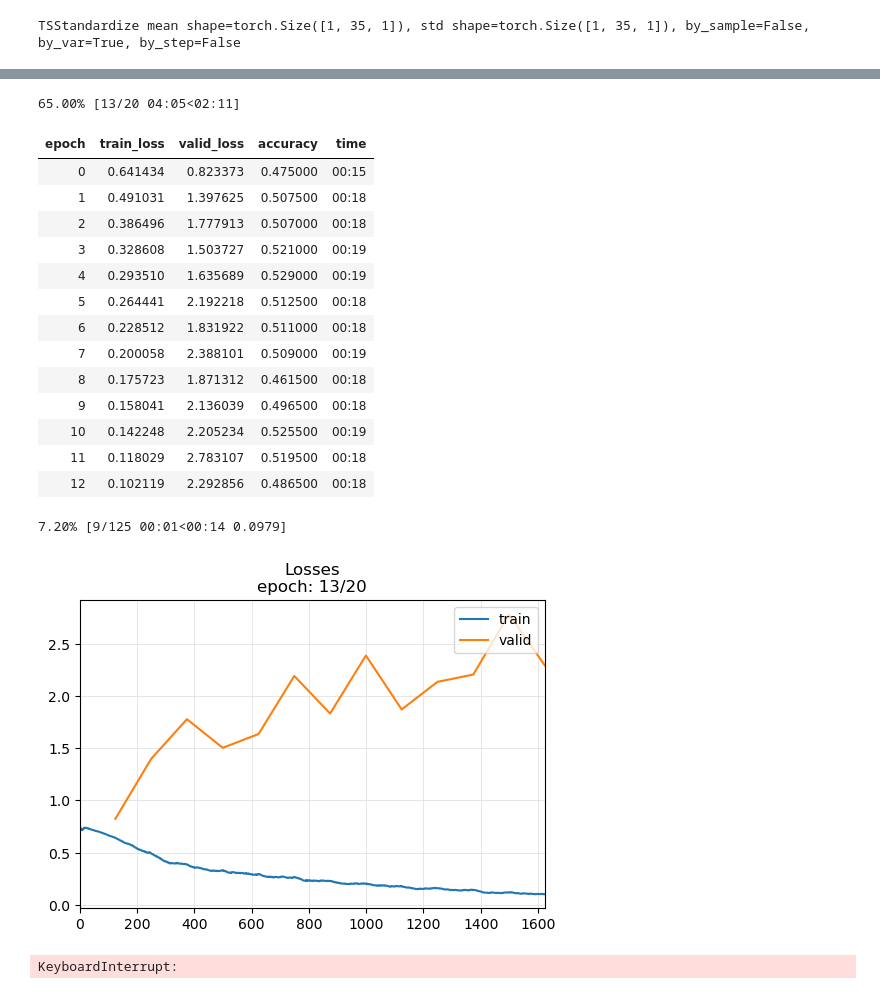
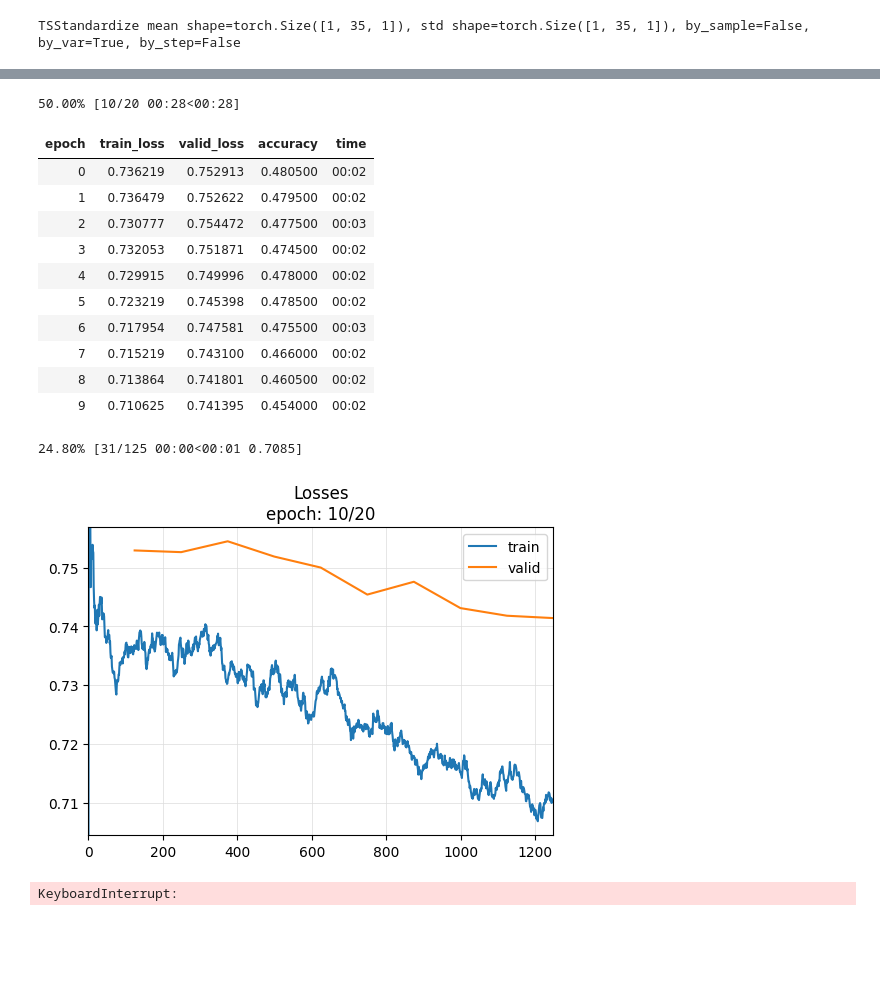
Before and after one commit to bosla67/Colab, a Jupyter notebook: t2.ipynb, the cells around one changed output, grey strips where cells are left out. Saved outputs shown, nothing was run; the diff lists cells and outputs as text; code cells hidden in the pictures; blank space fills up the shorter version.

```diff
--- a/t2.ipynb
+++ b/t2.ipynb
@@ -10,0 +51,18 @@ label_file_location = 'data/2015/EURUSD_label_6m.bin'
+# %%
+# define a np.dtype that matches our binary record layout
+# labels file
+dt_label=np.dtype([
+    ('date_time', '<f8'),
+    ('signal', '<i1'),
+    ('label', '<i1')
+])
+
+with open(label_file_location, 'rb') as f:
+    bin = f.read()
+
+np_data_l = np.frombuffer(bin, dtype=dt_label)
+f_labels = pd.DataFrame(np_data_l)
+f_labels.index = pd.to_datetime(f_labels.date_time, unit='s')
+f_labels.drop('date_time', axis=1, inplace=True)
+
+f_labels
@@ -11,29 +191,6 @@ label_file_location = 'data/2015/EURUSD_label_6m.bin'
 # %%
-with open(header_file_location, 'r') as file:
-    content = file.readlines()
+# Signal processing
 
-meta = dict()
-meta['columns'] = content[0].strip().split('\t')
-meta.update(dict( [(param, int(val)) for param, val in [l.strip().split('\t') for l in content[1:]]]))
-
-# Opening a binary file in 'rb' mode
-f = open(label_file_location, 'rb')
-bin = f.read()
-f.close()
-
-strStruct = 'dbb'
-size = struct.calcsize(strStruct)
-
-f_labels = pd.DataFrame([], columns=['signal', 'label'])
-
-if (len(bin)%size==0):
-    reccnt= int (len(bin)/size)
-    for i in range(int (len(bin)/size)):
-        time, signal, label = struct.unpack_from(strStruct, bin, i*size)
-        f_labels.loc[time] = [signal, label]
-else:
-    print("Error, Invalid file size or format ")
-f_labels.index = pd.to_datetime(f_labels.index, unit='s')
 
 strStruct = '<db'+'h'*meta['lenSequence']*meta['cntColumns']
 # Opening a binary file in 'rb' mode
@@ -158,22 +339,19 @@ Name: count, dtype: float64
 # %%
 clf = TSClassifier(lX_nz, ly_nz, splits=splits, path='models', arch="mWDNPlus", tfms=tfms, batch_tfms=TSStandardize(by_var=True), metrics=accuracy, cbs=ShowGraph())
-clf.fit_one_cycle(20, 3e-4)
+clf.fit_one_cycle(20, 3e-7)
 # %% [output]
-65.00% [13/20 04:05<02:11]
+50.00% [10/20 00:28<00:28]
 | epoch | train_loss | valid_loss | accuracy | time |
-| 0 | 0.641434 | 0.823373 | 0.475000 | 00:15 |
-| 1 | 0.491031 | 1.397625 | 0.507500 | 00:18 |
-| 2 | 0.386496 | 1.777913 | 0.507000 | 00:18 |
-| 3 | 0.328608 | 1.503727 | 0.521000 | 00:19 |
-| 4 | 0.293510 | 1.635689 | 0.529000 | 00:19 |
-| 5 | 0.264441 | 2.192218 | 0.512500 | 00:18 |
-| 6 | 0.228512 | 1.831922 | 0.511000 | 00:18 |
-| 7 | 0.200058 | 2.388101 | 0.509000 | 00:19 |
-| 8 | 0.175723 | 1.871312 | 0.461500 | 00:18 |
-| 9 | 0.158041 | 2.136039 | 0.496500 | 00:18 |
-| 10 | 0.142248 | 2.205234 | 0.525500 | 00:19 |
-| 11 | 0.118029 | 2.783107 | 0.519500 | 00:18 |
-| 12 | 0.102119 | 2.292856 | 0.486500 | 00:18 |
+| 0 | 0.736219 | 0.752913 | 0.480500 | 00:02 |
+| 1 | 0.736479 | 0.752622 | 0.479500 | 00:02 |
+| 2 | 0.730777 | 0.754472 | 0.477500 | 00:03 |
+| 3 | 0.732053 | 0.751871 | 0.474500 | 00:02 |
+| 4 | 0.729915 | 0.749996 | 0.478000 | 00:02 |
+| 5 | 0.723219 | 0.745398 | 0.478500 | 00:02 |
+| 6 | 0.717954 | 0.747581 | 0.475500 | 00:03 |
+| 7 | 0.715219 | 0.743100 | 0.466000 | 00:02 |
+| 8 | 0.713864 | 0.741801 | 0.460500 | 00:02 |
+| 9 | 0.710625 | 0.741395 | 0.454000 | 00:02 |
-7.20% [9/125 00:01<00:14 0.0979]
+24.80% [31/125 00:00<00:01 0.7085]
-[figure, old version]
+[figure, new version]
 KeyboardInterrupt:
```
Also changed, not shown: parts of 23 cells of this notebook.
